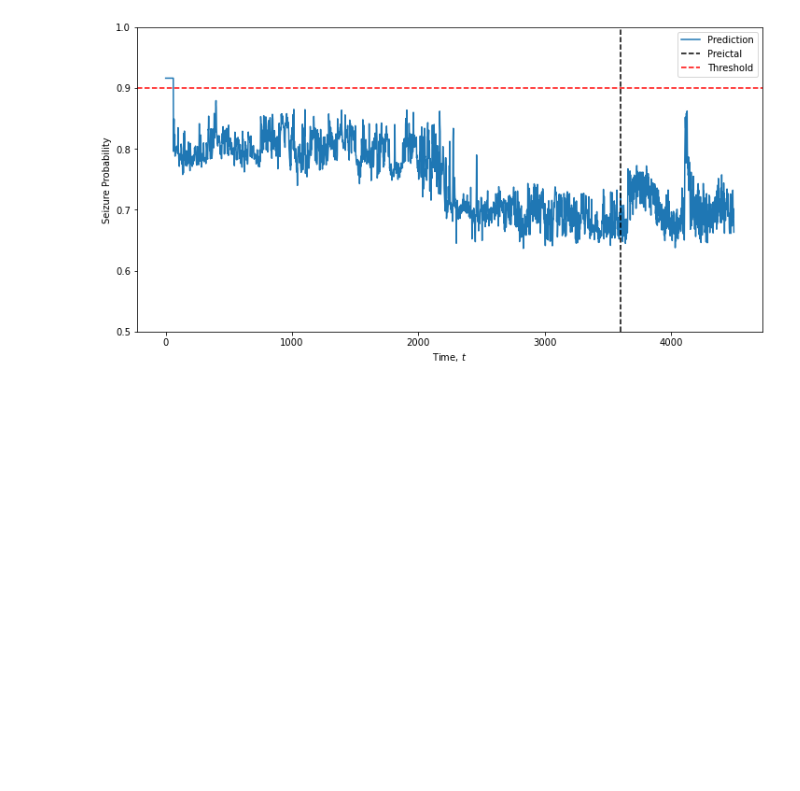
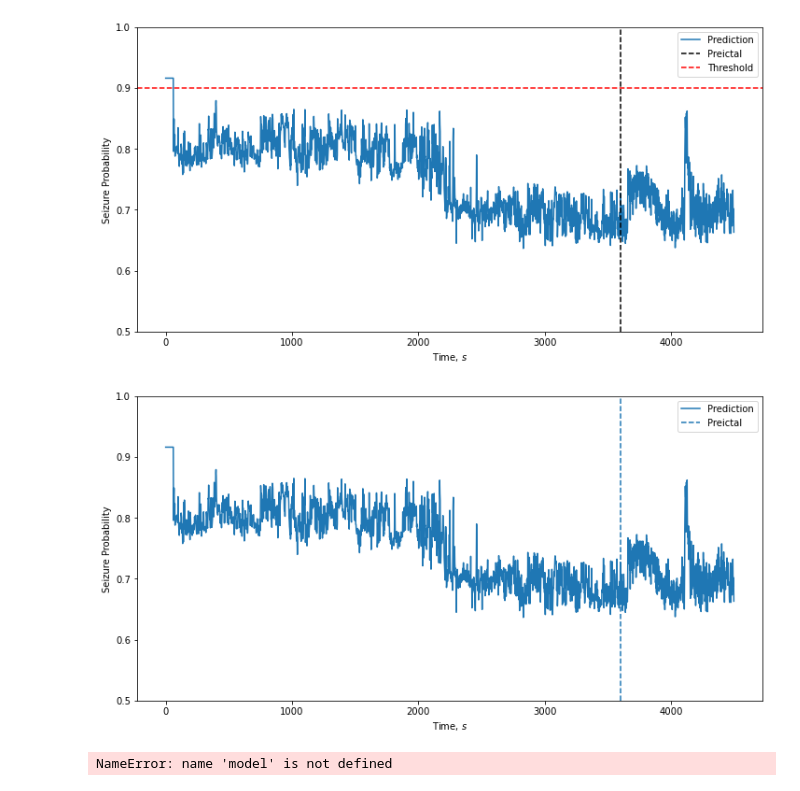
Before and after one commit to samisnotinsane/chbmit-seizure-prediction, a Jupyter notebook: classification/chb01_run_single_file.ipynb, the cells around one changed output. Cells and saved outputs as stored; diff of their text form; code cells hidden in the pictures; blank space fills up the shorter version.

```diff
--- a/classification/chb01_run_single_file.ipynb
+++ b/classification/chb01_run_single_file.ipynb
@@ -250,3 +252,23 @@ plt.show()
+# %%
+t = np.arange(0, 2249) / (256/512)
+plt.figure(figsize=(12,6))
+# plt.plot(t, model_1_proba_list, label='Model 1')
+# plt.plot(t, model_2_proba_list, label='Model 2')
+palette = sns.color_palette('Set2', n_colors=2)
+ax = sns.lineplot(x=t, y=mean_pred_list, label='Prediction', palette=palette)
+ax.axvline(x=3600, ls='--', label='Preictal')
+# ax.axhline(y=0.90, ls='-.', label='Threshold')
+# plt.plot(t, mean_pred_list, label='Prediction')
+# plt.axvline(x=3600, ls='--', color='k', label='Preictal')
+# plt.axhline(y=0.90, ls='--', color='r', label='Threshold')
+# plt.plot(t, np.mean(np.array([model_1_proba_list, model_2_proba_list]), axis=0), label='Mean')
+plt.ylim([0.5,1])
+plt.xlabel('Time, $s$')
+plt.ylabel('Seizure Probability')
+plt.legend()
+plt.show()
+# %% [output]
+[figure, added]
 # %%
 # online prediction
 n_samples = X.shape[1]               # Length of input signal
@@ -304,6 +326,8 @@ ar_index = np.array(ar_index_list)
 ar_hats = np.array(ar_hats_list)
 ars = np.array(a_ma_list)
 pred_sig = np.array(pred_sig_list)
+# %% [output]
+NameError: name 'model' is not defined
 # %%
 t = np.arange(0, 2249) / (256/512)
 plt.figure(figsize=(12,6))
```
Also changed, not shown: parts of 2 cells of this notebook, 24 other files.
